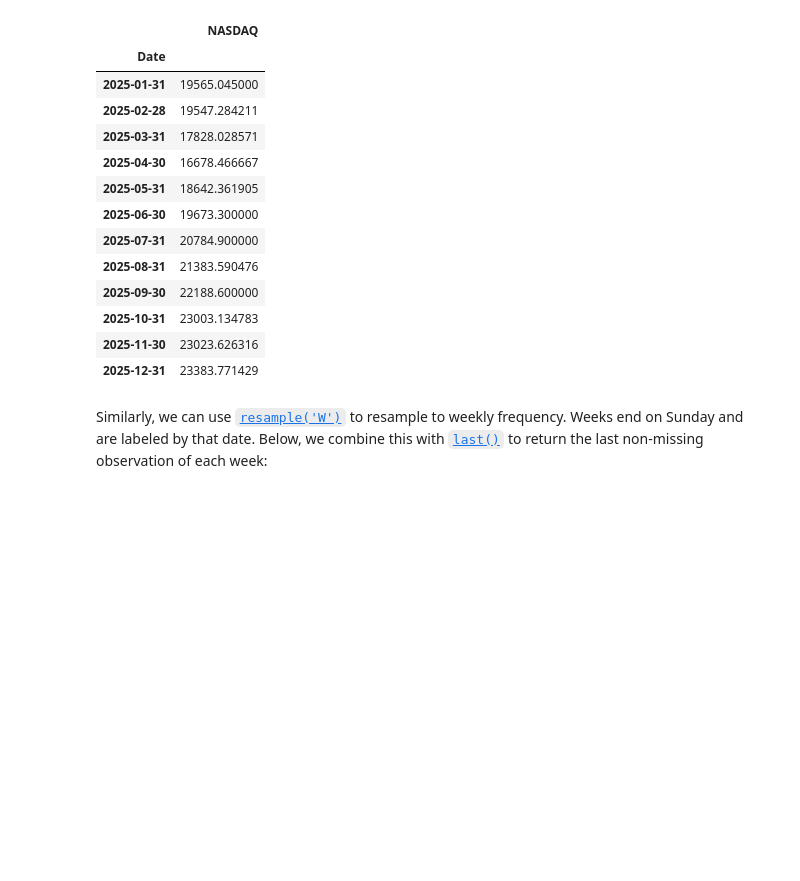
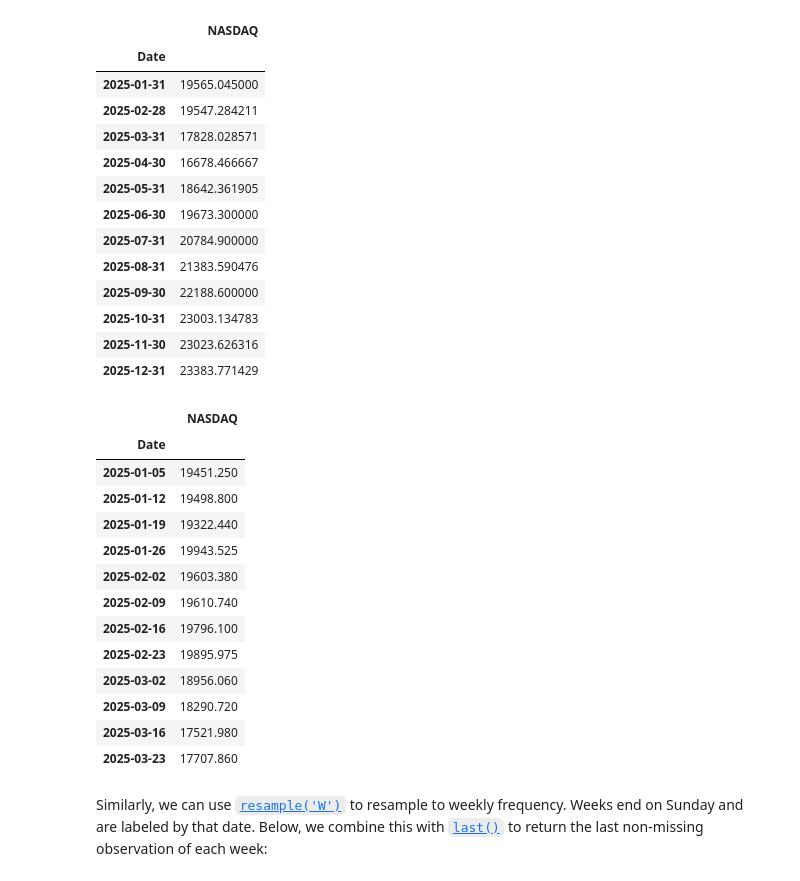
Before and after one commit to Partho-N/TECH2-H26, a Jupyter notebook: lectures/lecture4/lecture4 copy.ipynb, the cells around one changed output. Drawn from its saved outputs; the diff is of its cells as text; code cells hidden in the pictures; blank space fills up the shorter version.

```diff
--- a/lectures/lecture4/lecture4 copy.ipynb
+++ b/lectures/lecture4/lecture4 copy.ipynb
@@ -634,6 +657,23 @@ df.resample('ME').mean()
 | 2025-10-31 | 23003.134783 |
 | 2025-11-30 | 23023.626316 |
 | 2025-12-31 | 23383.771429 |
+# %%
+df.resample('W').mean().head(12)
+# %% [output]
+|  | NASDAQ |
+| Date |  |
+| 2025-01-05 | 19451.250 |
+| 2025-01-12 | 19498.800 |
+| 2025-01-19 | 19322.440 |
+| 2025-01-26 | 19943.525 |
+| 2025-02-02 | 19603.380 |
+| 2025-02-09 | 19610.740 |
+| 2025-02-16 | 19796.100 |
+| 2025-02-23 | 19895.975 |
+| 2025-03-02 | 18956.060 |
+| 2025-03-09 | 18290.720 |
+| 2025-03-16 | 17521.980 |
+| 2025-03-23 | 17707.860 |
 # %% [markdown]
 Similarly, we can use
 [`resample('W')`](https://pandas.pydata.org/docs/reference/api/pandas.DataFrame.resample.html)
```
Also changed, not shown: parts of 3 cells of this notebook.
